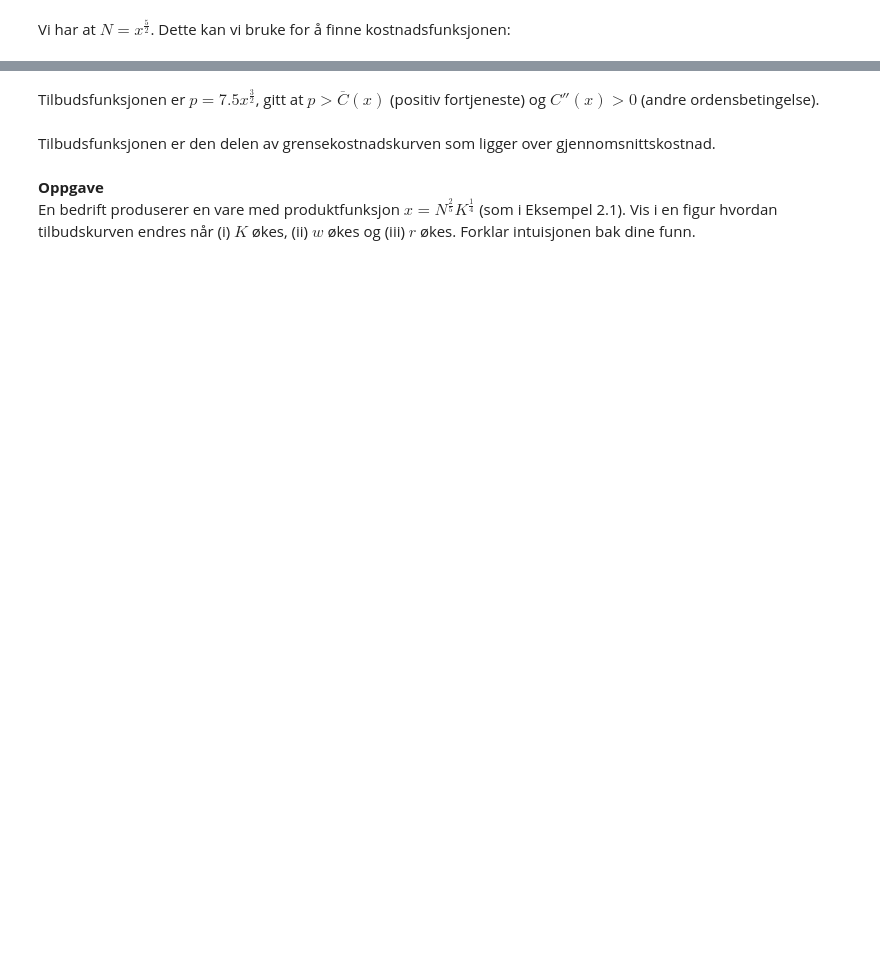
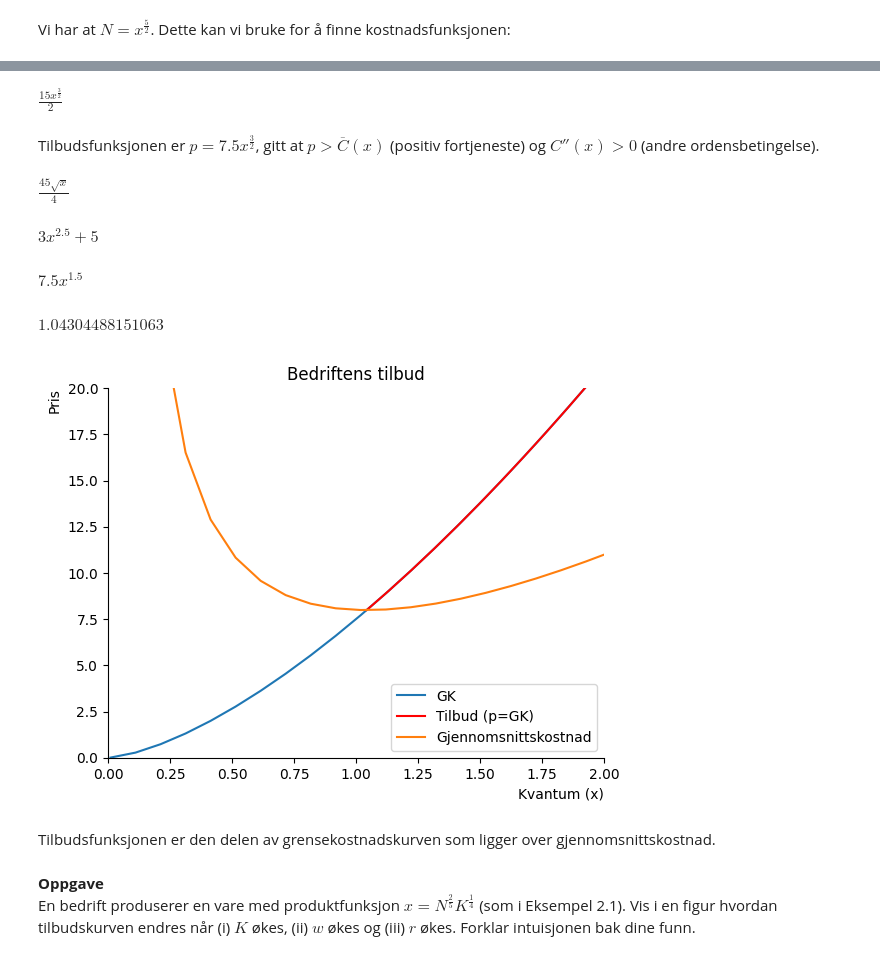
Before and after one commit to Jowiam/Kibisis, a Jupyter notebook: arbeidskrav_7_1006.ipynb, the cells around one changed output, grey strips where cells are left out. Cells and saved outputs as stored; diff of their text form; code cells hidden in the pictures; blank space fills up the shorter version.

```diff
--- a/arbeidskrav_7_1006.ipynb
+++ b/arbeidskrav_7_1006.ipynb
@@ -117,45 +121,56 @@ Vi har at $N=x^{\frac{5}{2}}$. Dette kan vi bruke for å finne kostnadsfunksjone
 # %%
-# # tilbudet gis av likning (3) p=GK
-# GK = sp.diff(Kostnad, x)
-# GK
+# tilbudet gis av likning (3) p=GK
+GK = sp.diff(Kostnad, x)
+GK
+# %% [output]
+$\displaystyle \frac{15 x^{\frac{3}{2}}}{2}$
 # %% [markdown]
 Tilbudsfunksjonen er $p=7.5x^{\frac{3}{2}}$, gitt at $p>\overline{C}(x)$ (positiv fortjeneste) og $C''(x)>0$ (andre ordensbetingelse).
 # %%
-# AOB=sp.diff(GK,x)
-# AOB
+AOB=sp.diff(GK,x)
+AOB
+# %% [output]
+$\displaystyle \frac{45 \sqrt{x}}{4}$
 # %%
-# # vi gjør klart for å plotte
-# Kostnad_fn=sp.lambdify(x, Kostnad)
+# vi gjør klart for å plotte
+Kostnad_fn=sp.lambdify(x, Kostnad)
 
-# GK_fn=sp.lambdify(x, GK)
+GK_fn=sp.lambdify(x, GK)
 
-# display(Kostnad_fn(x))
-# display(GK_fn(x))
+display(Kostnad_fn(x))
+display(GK_fn(x))
+# %% [output]
+$\displaystyle 3 x^{2.5} + 5$
+$\displaystyle 7.5 x^{1.5}$
 # %%
-# def AC(x):
-#     return Kostnad_fn(x)/x
-# # finn lavest x som gir positiv fortjeneste, dvs reservasjonsprisen
+def AC(x):
+    return Kostnad_fn(x)/x
+# finn lavest x som gir positiv fortjeneste, dvs reservasjonsprisen
 
-# lavest_x=sp.solve(AC(x)-GK_fn(x),x)[0]
-# lavest_x
+lavest_x=sp.solve(AC(x)-GK_fn(x),x)[0]
+lavest_x
+# %% [output]
+$\displaystyle 1.04304488151063$
 # %%
-# x_num=np.linspace(0.01,10,100)
-# x_1=np.linspace(float(lavest_x),10,100)
-# fig, ax = plt.subplots()
-# ax.set_ylabel('Pris', loc='top')
-# ax.set_xlabel('Kvantum (x)', loc='right')
-# ax.set(xlim=(0,2))
-# ax.set(ylim=(0,20))
-# ax.spines['top'].set_color('none')
-# ax.spines['right'].set_color('none')
+x_num=np.linspace(0.01,10,100)
+x_1=np.linspace(float(lavest_x),10,100)
+fig, ax = plt.subplots()
+ax.set_ylabel('Pris', loc='top')
+ax.set_xlabel('Kvantum (x)', loc='right')
+ax.set(xlim=(0,2))
+ax.set(ylim=(0,20))
+ax.spines['top'].set_color('none')
+ax.spines['right'].set_color('none')
 
-# ax.plot(x_num, GK_fn(x_num), label = 'GK')
-# ax.plot(x_1, GK_fn(x_1), color='red', label = 'Tilbud (p=GK)')
-# ax.plot(x_num, AC(x_num), label = 'Gjennomsnittskostnad')
+ax.plot(x_num, GK_fn(x_num), label = 'GK')
+ax.plot(x_1, GK_fn(x_1), color='red', label = 'Tilbud (p=GK)')
+ax.plot(x_num, AC(x_num), label = 'Gjennomsnittskostnad')
 
 
-# ax.set_title('Bedriftens tilbud')
-# ax.legend(loc='best');
+ax.set_title('Bedriftens tilbud')
+ax.legend(loc='best');
+# %% [output]
+[figure, added]
 # %% [markdown]
 Tilbudsfunksjonen er den delen av grensekostnadskurven som ligger over gjennomsnittskostnad.
 # %% [markdown]
```
Also changed, not shown: parts of 19 cells of this notebook.
